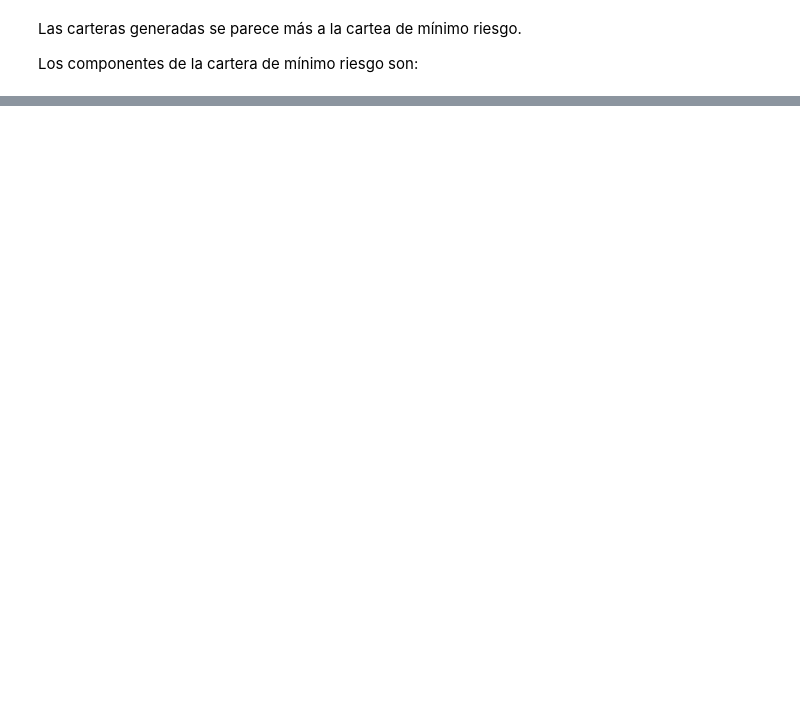
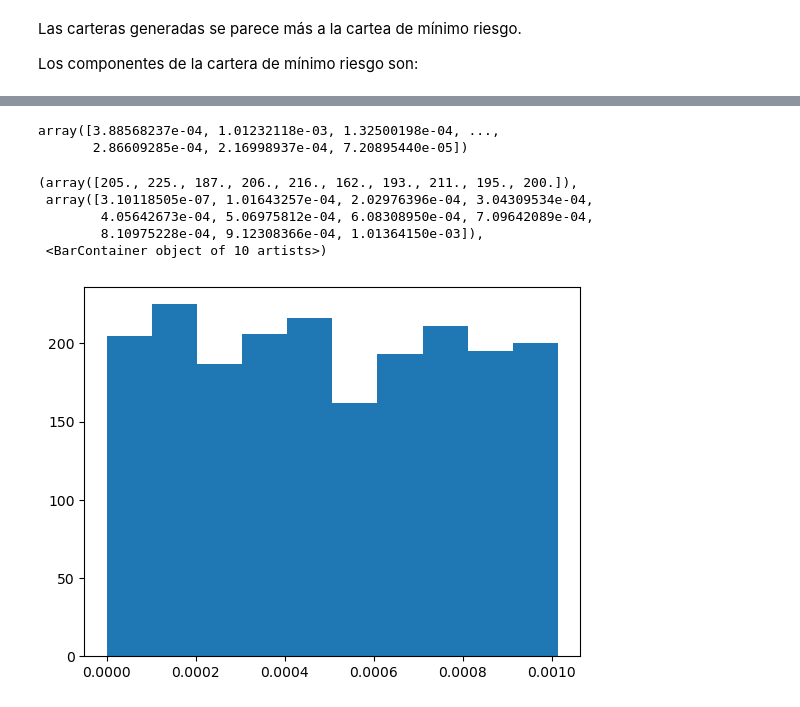
Before and after one commit to alfonso-santos/microcredencial-carteras-python-2023, a Jupyter notebook: Tema_3_Markowitz/src/Simulaciones-muchos-activos.ipynb, the cells around one changed output, grey strips where cells are left out. Drawn from its saved outputs; the diff is of its cells as text; code cells hidden in the pictures; blank space fills up the shorter version.

```diff
--- a/Tema_3_Markowitz/src/Simulaciones-muchos-activos.ipynb
+++ b/Tema_3_Markowitz/src/Simulaciones-muchos-activos.ipynb
@@ -289,3 +286,22 @@ Las carteras generadas se parece más a la cartea de mínimo riesgo.
 Los componentes de la cartera de mínimo riesgo son:
 # %% [markdown]
 <img src="../imgs/pesos-cartera-min-riesgo.PNG"  alt="drawing" width="500"/>
+# %%
+import numpy as np
+import matplotlib.pyplot as plt
+
+pesos = np.random.rand(2000)
+pesos = pesos / pesos.sum()
+pesos
+# %% [output]
+array([3.88568237e-04, 1.01232118e-03, 1.32500198e-04, ...,
+       2.86609285e-04, 2.16998937e-04, 7.20895440e-05])
+# %%
+plt.hist(pesos)
+# %% [output]
+(array([205., 225., 187., 206., 216., 162., 193., 211., 195., 200.]),
+ array([3.10118505e-07, 1.01643257e-04, 2.02976396e-04, 3.04309534e-04,
+        4.05642673e-04, 5.06975812e-04, 6.08308950e-04, 7.09642089e-04,
+        8.10975228e-04, 9.12308366e-04, 1.01364150e-03]),
+ <BarContainer object of 10 artists>)
+[figure, added]
```
Also changed, not shown: parts of 16 cells of this notebook, 6 other files.
